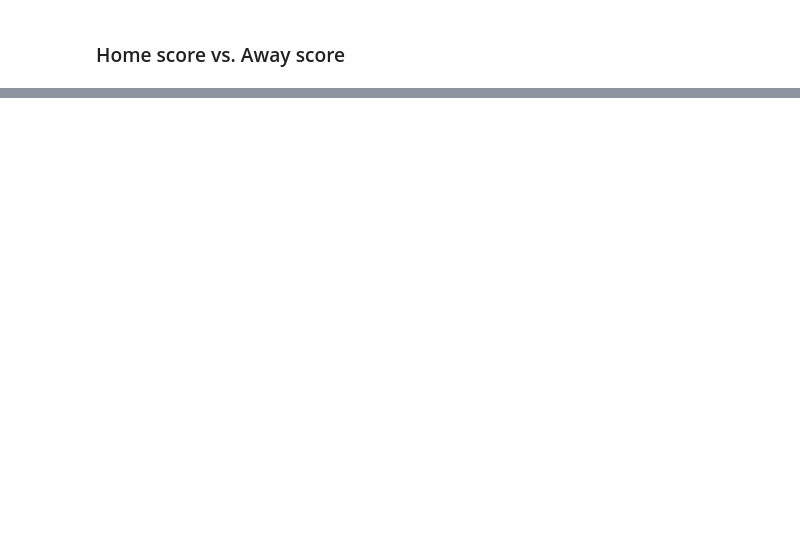
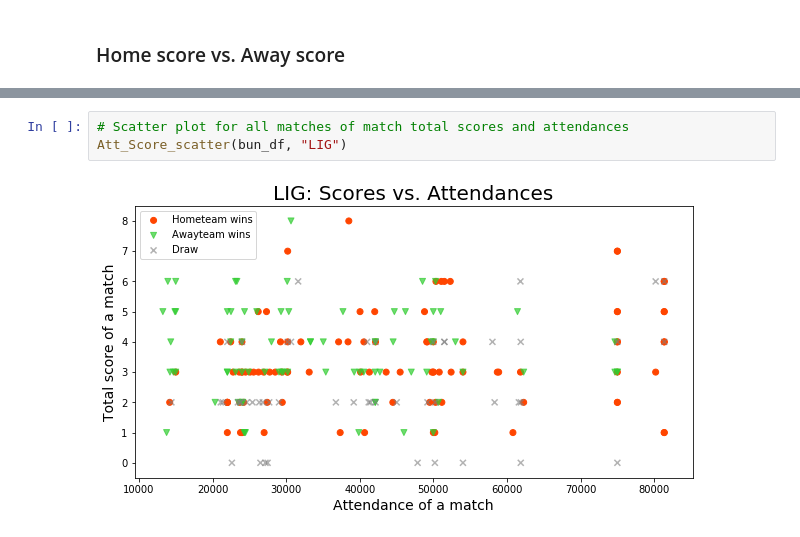
Before and after one commit to georgealym/project-one, a Jupyter notebook: py_codes/attendance_game_charts.ipynb, the cells around one changed output, grey strips where cells are left out. Drawn from its saved outputs; the diff is of its cells as text; blank space fills up the shorter version.

```diff
--- a/py_codes/attendance_game_charts.ipynb
+++ b/py_codes/attendance_game_charts.ipynb
@@ -230,0 +339,5 @@ Att_Score_scatter(epl_df, "EPL")
+# %%
+# Scatter plot for all matches of match total scores and attendances
+Att_Score_scatter(bun_df, "LIG")
+# %% [output]
+[figure, added]
```
Also changed, not shown: parts of 21 cells of this notebook.
